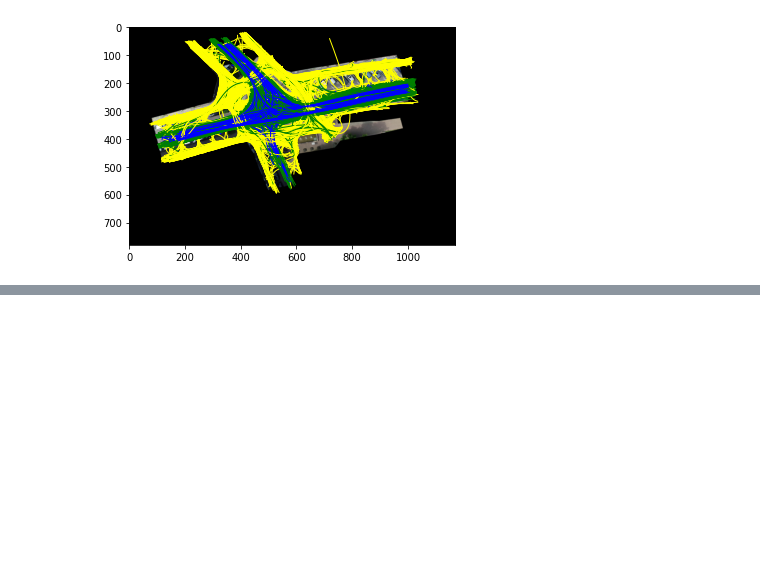
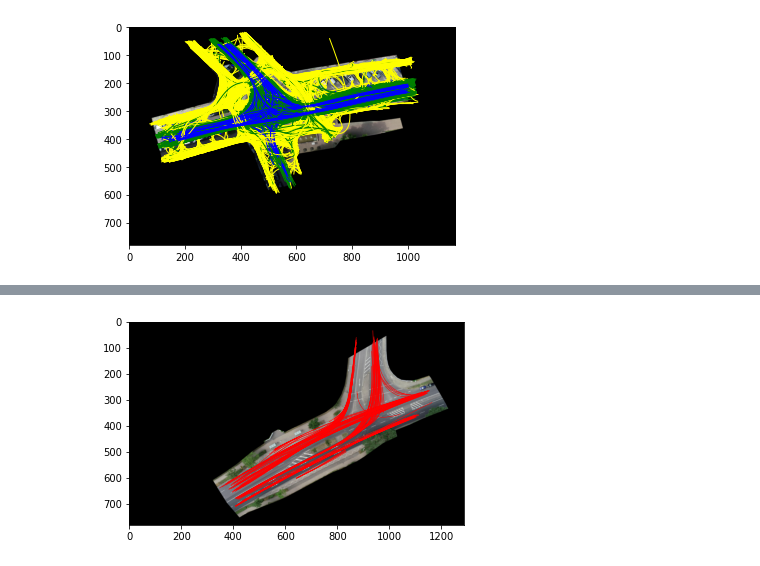
Before and after one commit to QuantumBatarang/Cloud-Computing-Final-Project, a Jupyter notebook: visualize.ipynb, the cells around one changed output, grey strips where cells are left out. Saved outputs shown, nothing was run; the diff lists cells and outputs as text; code cells hidden in the pictures; blank space fills up the shorter version.

```diff
--- a/visualize.ipynb
+++ b/visualize.ipynb
@@ -83,0 +212,4 @@ showAll(2)
+# %%
+showTruckBus(4)
+# %% [output]
+[figure, added]
```
Also changed, not shown: parts of 16 cells of this notebook.
